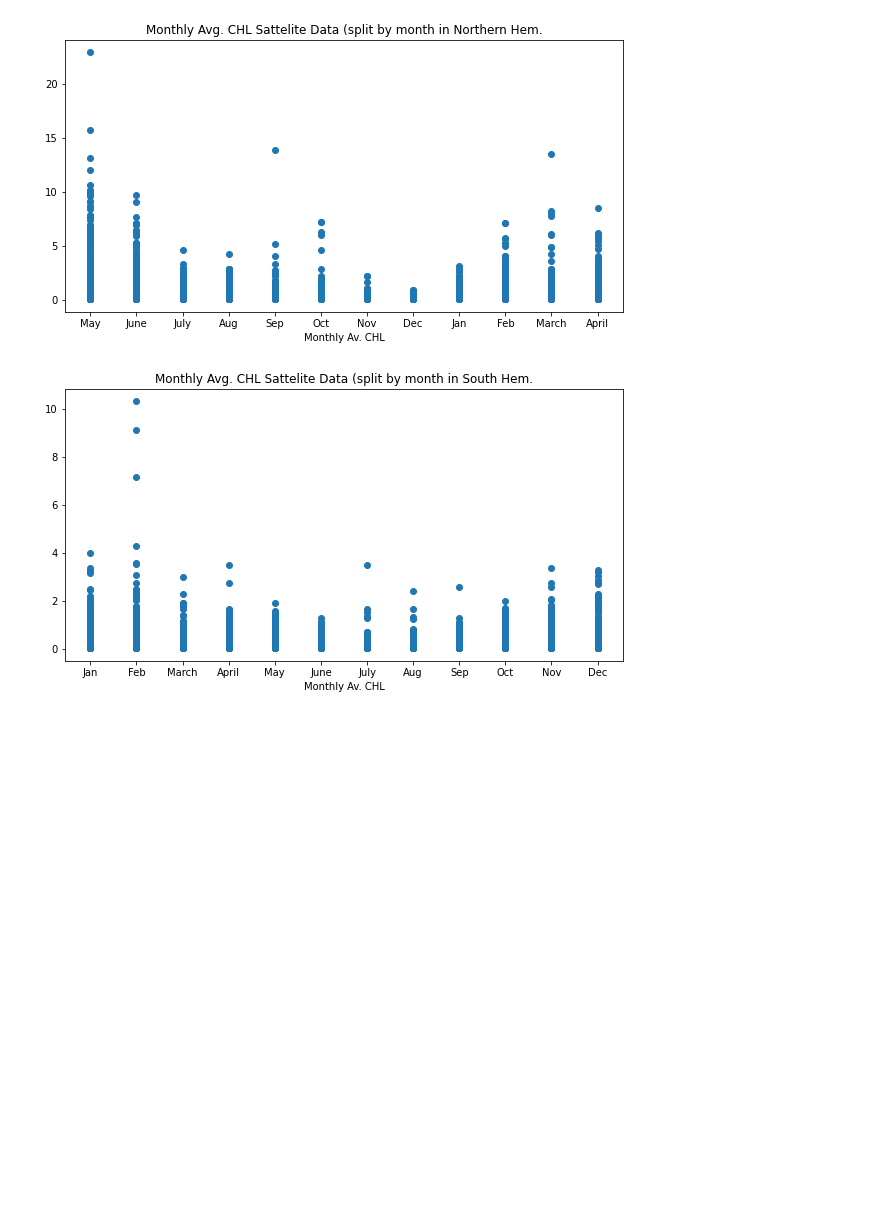
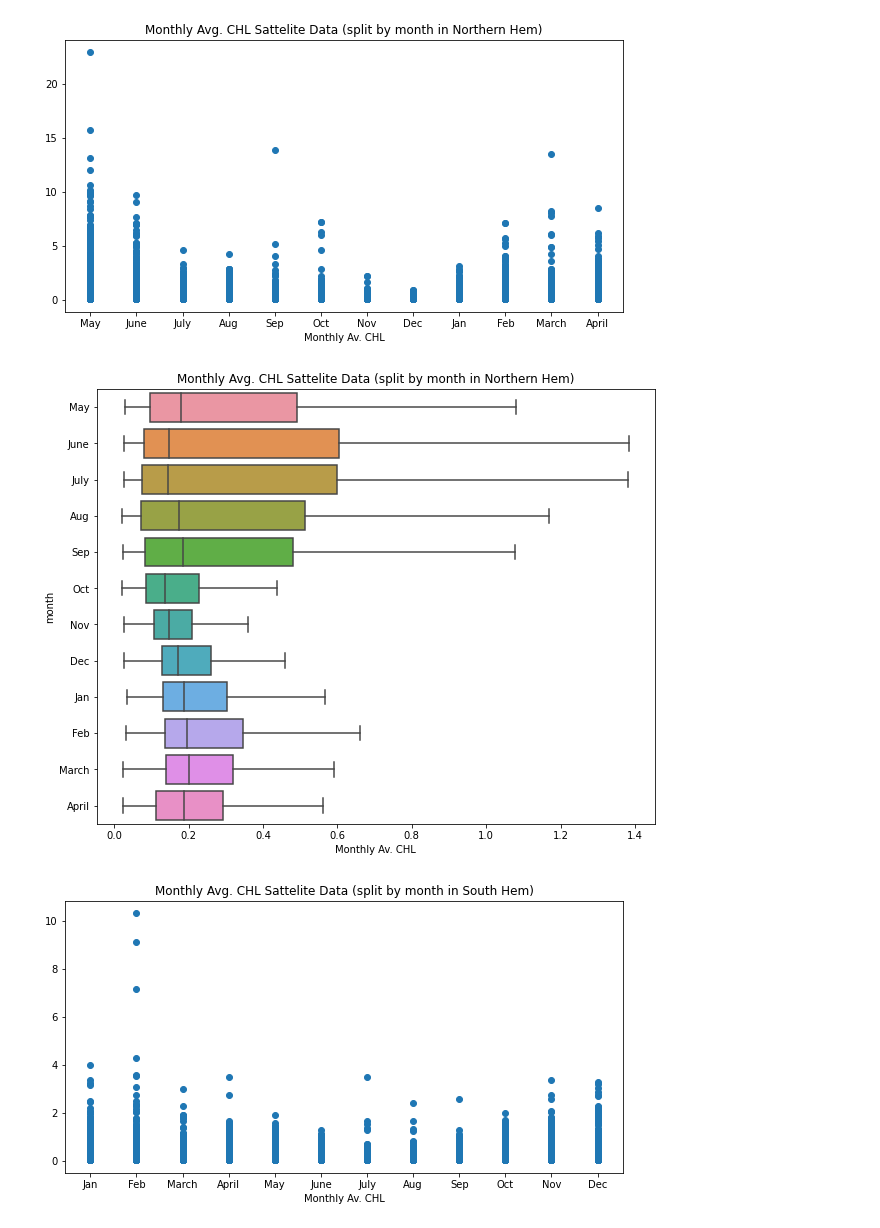
Before and after one commit to gnyirjesy/ocean-depth-characterization, a Jupyter notebook: EDA/elijah_EDA.ipynb, the cells around one changed output. Drawn from its saved outputs; the diff is of its cells as text; code cells hidden in the pictures; blank space fills up the shorter version.

Commit message:
CHLA boxplots

```diff
--- a/EDA/elijah_EDA.ipynb
+++ b/EDA/elijah_EDA.ipynb
@@ -147,7 +146,7 @@ month_dict = {
 }
 # %%
 for i in sat_df.index:
-    date = sat_df.loc[i, 'SAT_date']
+    date = sat_df.loc[i, 'date']
     month = date[5:7]
     sat_df.at[i, "month"] = month_dict.get(month)
 # %% [markdown]
@@ -166,6 +165,14 @@ plt.xlabel("Monthly Av. CHL")
 plt.show()
 # %% [output]
 [figure]
+# %%
+fig, ax = plt.subplots(figsize=(10,8))
+sns.boxplot(data=north, x='MO_SAT_CHL', y='month', showfliers=False)
+plt.title("Monthly Avg. CHL Sattelite Data (split by month in Northern Hem)")
+plt.xlabel("Monthly Av. CHL")
+plt.show()
+# %% [output]
+[figure, added]
 # %%
 fig, ax = plt.subplots(figsize=(10,5))
 plt.scatter(x=south["month"], y=south["MO_SAT_CHL"])
```
Also changed, not shown: parts of 6 cells of this notebook.
